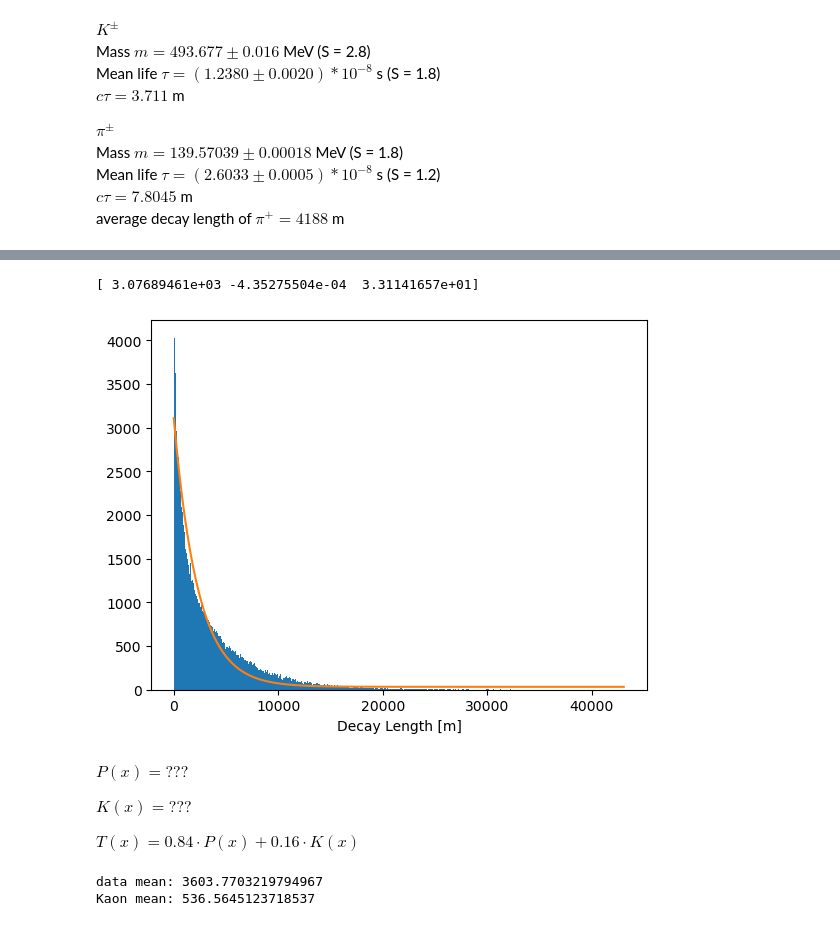
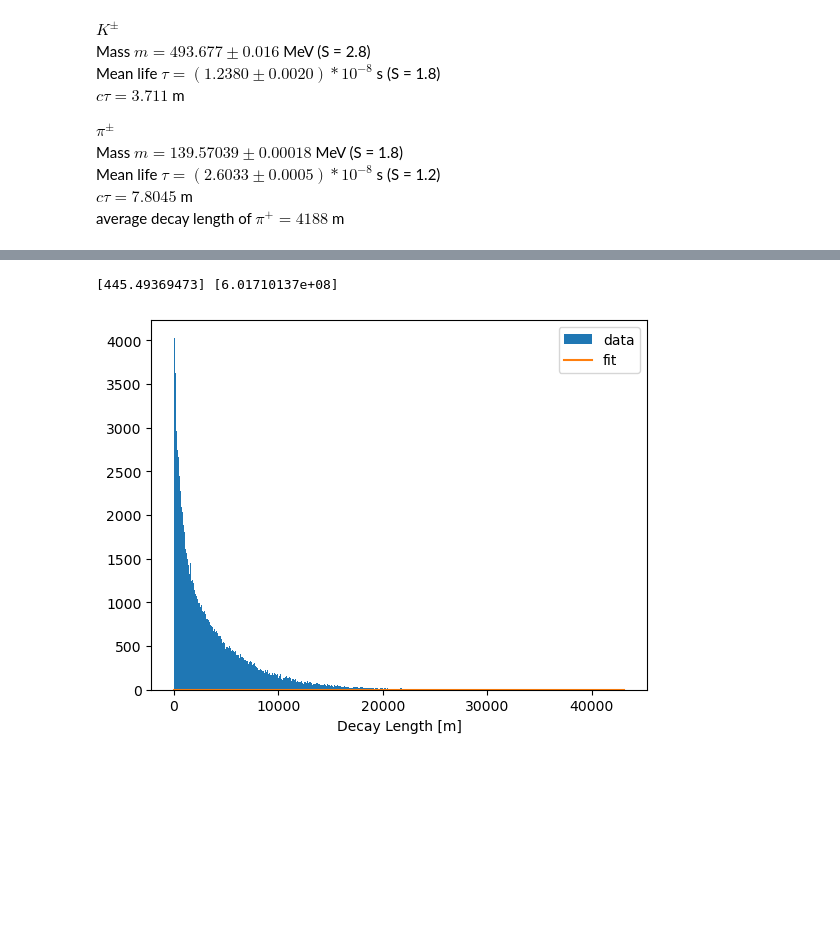
Before and after one commit to hausersamuel/Datenanalysis_II_project, a Jupyter notebook: average decay length.ipynb, the cells around one changed output, grey strips where cells are left out. Drawn from its saved outputs; the diff is of its cells as text; code cells hidden in the pictures; blank space fills up the shorter version.

```diff
--- a/average decay length.ipynb
+++ b/average decay length.ipynb
@@ -19,34 +85,28 @@ average decay length of $\pi^+ = 4188$ m
 # %%
 data = np.loadtxt('dec_lengths.txt')
-counts, bins, _ = plt.hist(data,bins=500,density=False)
+
+counts, bins, _ = plt.hist(data,bins=500,density=False, label='data')
 xdata = bins[:-1]
 ydata = counts
 
-def model_func(x, a, b, c):
-    return a * np.exp(b * x) + c
+def PDF(x, l_k):
+    def p(x, l_p):
+        return 1/l_p * np.exp(- 1/l_p * x)
 
-opt_parms, parm_cov = curve_fit(model_func, xdata, ydata, [4000, -0.0004, 0])
-print(opt_parms)
+    def k(x, l_k):
+        return 1/l_k * np.exp(- 1/l_k * x)
 
-plt.plot(xdata,model_func(xdata, *opt_parms))
+    l_p = 4188 # m
+    return 0.84 * p(x,l_p) + 0.16 * k(x,l_k)
+
+opt_parms, parm_cov = curve_fit(PDF, xdata, ydata, p0=[500])
+perr = np.sqrt(np.diag(parm_cov))
+print(opt_parms, perr)
+
+plt.plot(xdata, PDF(xdata, opt_parms[0]), label='fit')
 plt.xlabel('Decay Length [m]')
+plt.legend()
 plt.show()
 # %% [output]
-[ 3.07689461e+03 -4.35275504e-04  3.31141657e+01]
+[445.49369473] [6.01710137e+08]
-[figure, old version]
+[figure, new version]
-# %% [markdown]
-$P(x) = ???$
-
-$K(x) = ???$
-
-$T(x) = 0.84 \cdot P(x) + 0.16 \cdot K(x)$
-# %%
-
-data_mean = np.mean(data)
-Kaon_mean = (data_mean - 0.84 * 4188)/0.16
-
-print('data mean:', data_mean)
-print('Kaon mean:', Kaon_mean)
-# %% [output]
-data mean: 3603.7703219794967
-Kaon mean: 536.5645123718537
```
Also changed, not shown: parts of 4 cells of this notebook, 2 other files.
